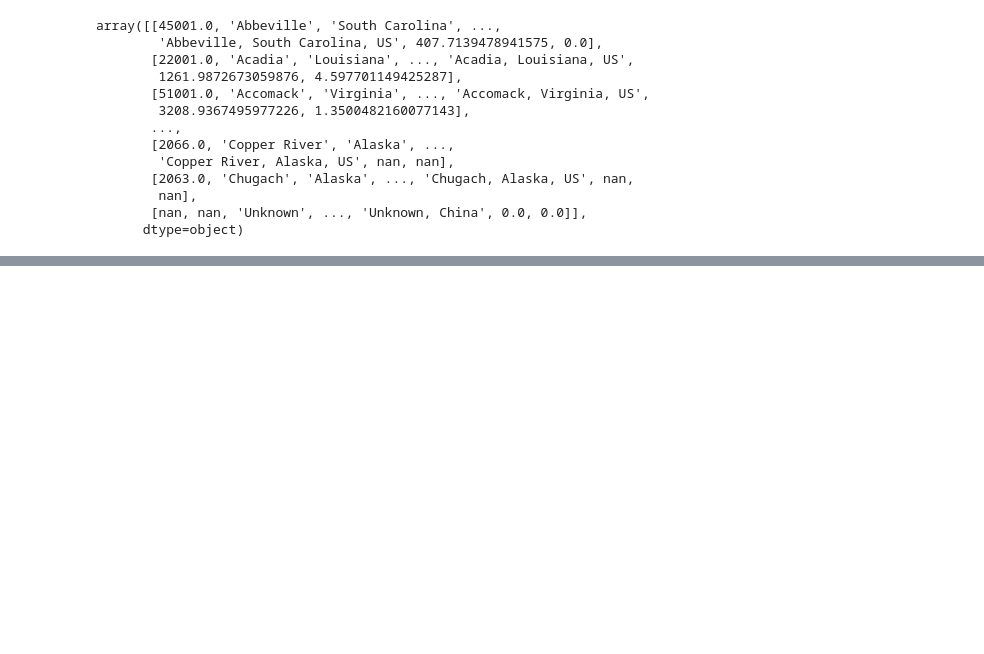
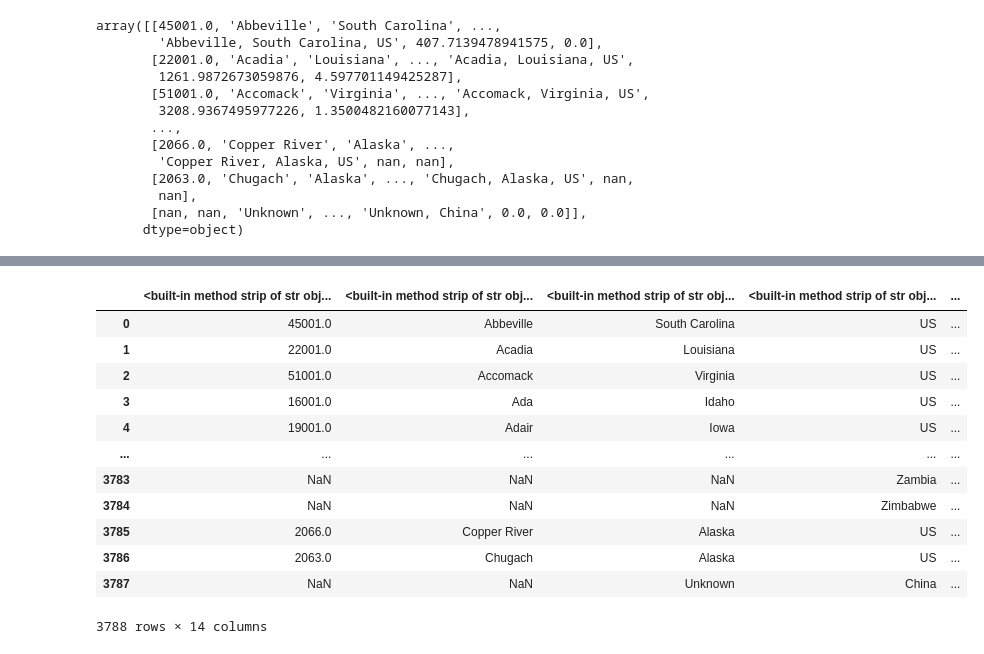
Before and after one commit to cullinap/dev, a Jupyter notebook: practice/Untitled.ipynb, the cells around one changed output, grey strips where cells are left out. Drawn from its saved outputs; the diff is of its cells as text; code cells hidden in the pictures; blank space fills up the shorter version.

```diff
--- a/practice/Untitled.ipynb
+++ b/practice/Untitled.ipynb
@@ -163,0 +177,16 @@ next_node = node['next']
+# %%
+df
+# %% [output]
+|  | <built-in method strip of str obj... | <built-in method strip of str obj... | <built-in method strip of str obj... | <built-in method strip of str obj... | ... |
+| 0 | 45001.0 | Abbeville | South Carolina | US | ... |
+| 1 | 22001.0 | Acadia | Louisiana | US | ... |
+| 2 | 51001.0 | Accomack | Virginia | US | ... |
+| 3 | 16001.0 | Ada | Idaho | US | ... |
+| 4 | 19001.0 | Adair | Iowa | US | ... |
+| ... | ... | ... | ... | ... | ... |
+| 3783 | NaN | NaN | NaN | Zambia | ... |
+| 3784 | NaN | NaN | NaN | Zimbabwe | ... |
+| 3785 | 2066.0 | Copper River | Alaska | US | ... |
+| 3786 | 2063.0 | Chugach | Alaska | US | ... |
+| 3787 | NaN | NaN | Unknown | China | ... |
+3788 rows × 14 columns
```
Also changed, not shown: parts of 29 cells of this notebook, 4 other files.
